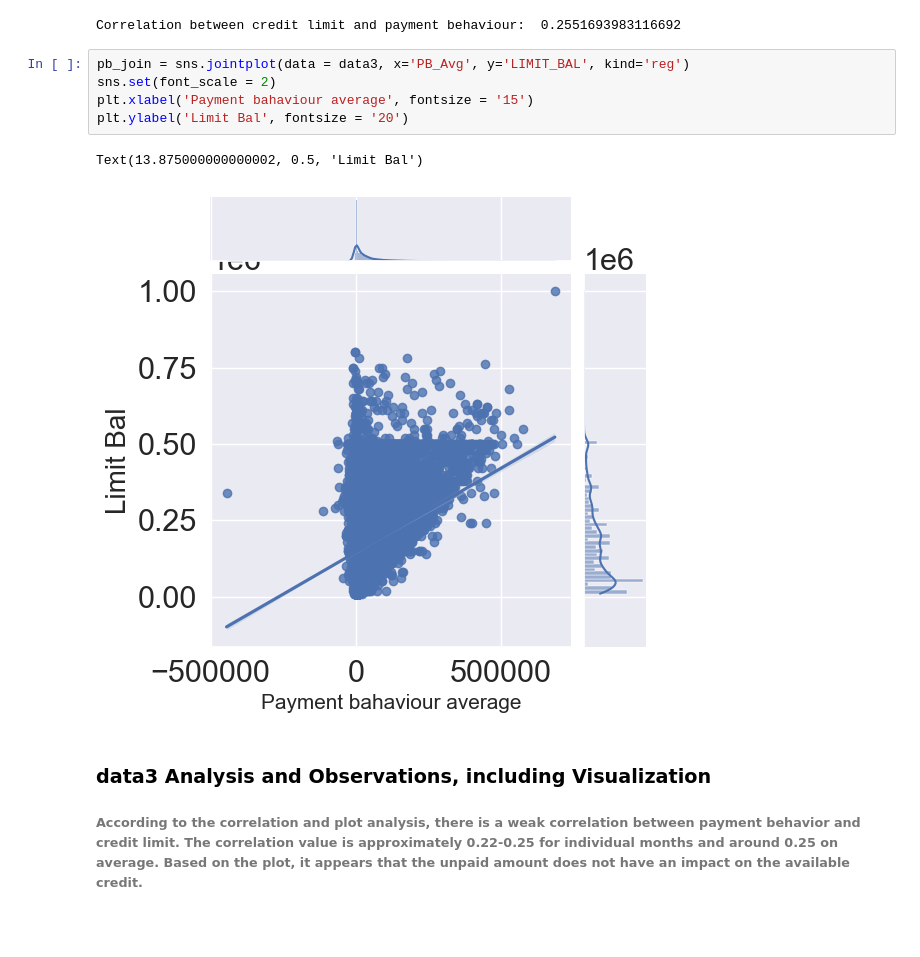
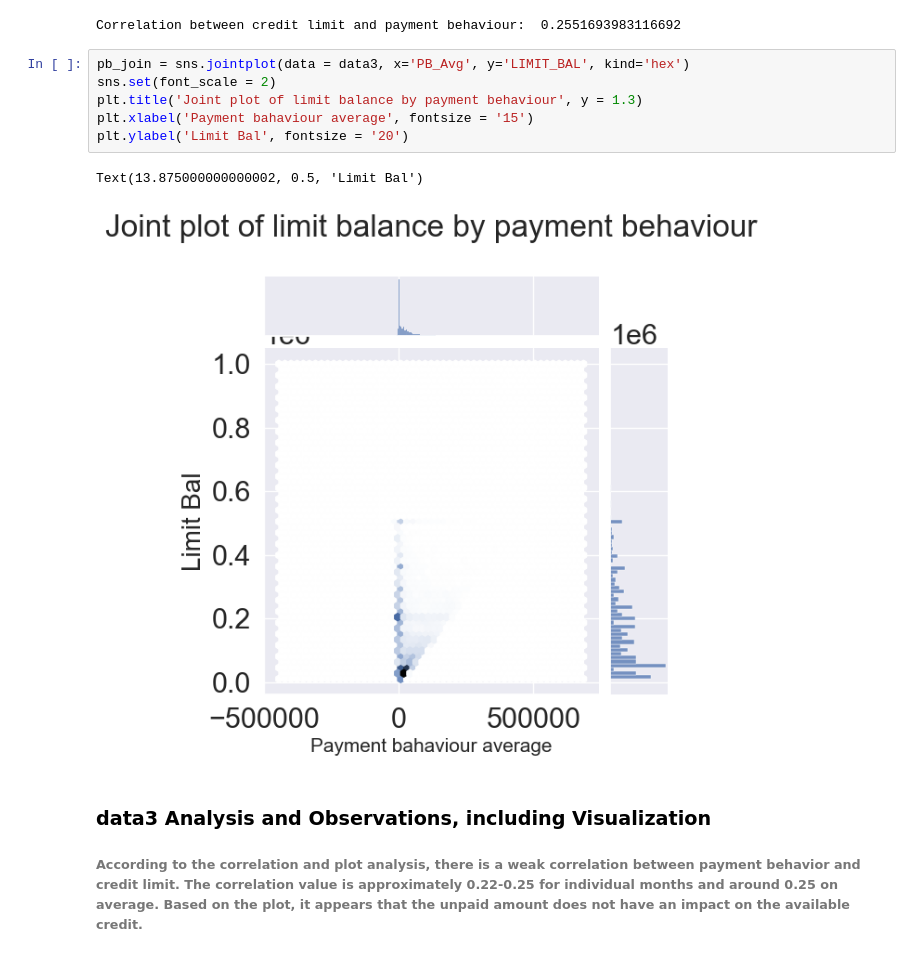
Before and after one commit to ubco-W2022T2-data301/project-group-group27, a Jupyter notebook: analysis/analysis_Betty.ipynb, the cells around one changed output. Saved outputs shown, nothing was run; the diff lists cells and outputs as text; blank space fills up the shorter version.

Commit message:
new changes added to visualizations

```diff
--- a/analysis/analysis_Betty.ipynb
+++ b/analysis/analysis_Betty.ipynb
@@ -745,13 +744,14 @@ print("Correlation between credit limit and payment behaviour: ", corr_pb)
 # %% [output]
 Correlation between credit limit and payment behaviour:  0.2551693983116692
 # %%
-pb_join = sns.jointplot(data = data3, x='PB_Avg', y='LIMIT_BAL', kind='reg')
+pb_join = sns.jointplot(data = data3, x='PB_Avg', y='LIMIT_BAL', kind='hex')
 sns.set(font_scale = 2)
+plt.title('Joint plot of limit balance by payment behaviour', y = 1.3)
 plt.xlabel('Payment bahaviour average', fontsize = '15')
 plt.ylabel('Limit Bal', fontsize = '20')
 # %% [output]
 Text(13.875000000000002, 0.5, 'Limit Bal')
-[figure, old version]
+[figure, new version]
 # %% [markdown]
 ### data3 Analysis and Observations, including Visualization
 ###### According to the correlation and plot analysis, there is a weak correlation between payment behavior and credit limit. The correlation value is approximately 0.22-0.25 for individual months and around 0.25 on average. Based on the plot, it appears that the unpaid amount does not have an impact on the available credit.
```
Also changed, not shown: parts of 3 cells of this notebook, 1 other file.
